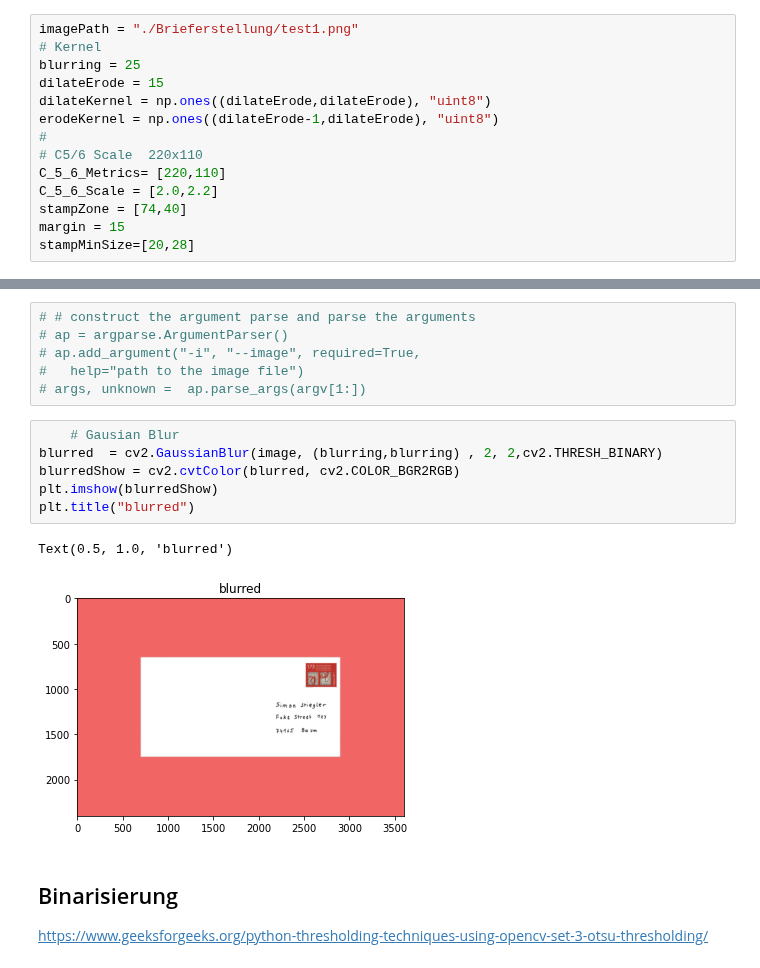
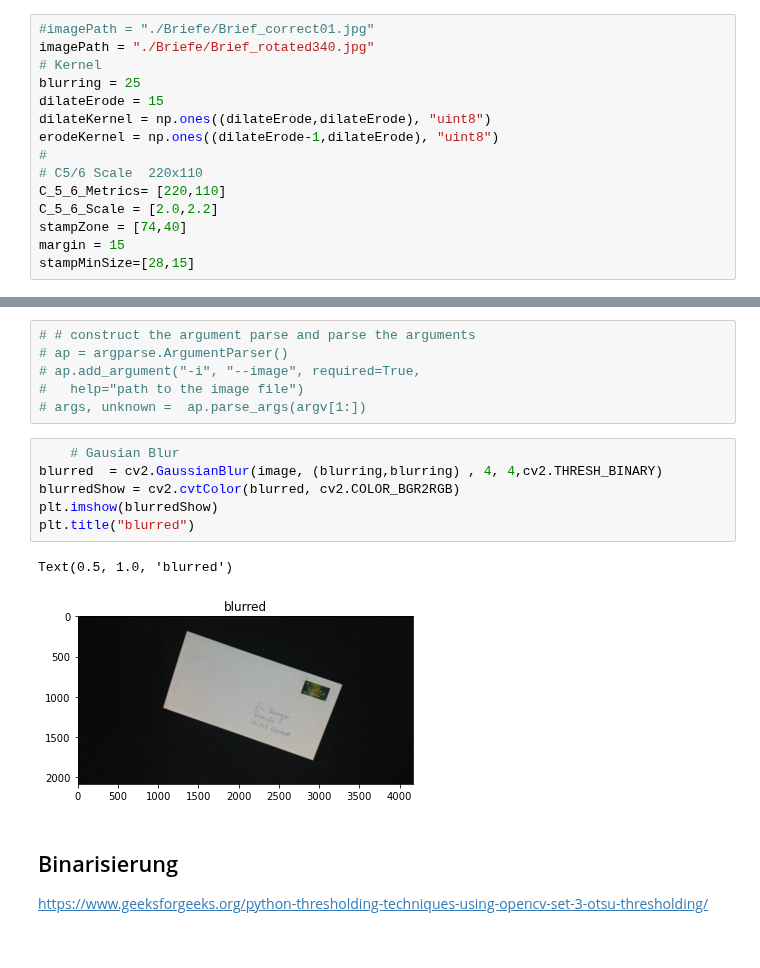
Before and after one commit to SimonStiegler/CRV_Postleitzahlerkennung, a Jupyter notebook: Programm.ipynb, the cells around one changed output, grey strips where cells are left out. Saved outputs shown, nothing was run; the diff lists cells and outputs as text.

Commit message:
added test images, added rotation, added sqlite databank

```diff
--- a/Programm.ipynb
+++ b/Programm.ipynb
@@ -12,7 +78,8 @@ import imutils
 # %% [markdown]
 ## Parameters
 # %%
-imagePath = "./Brieferstellung/test1.png"
+#imagePath = "./Briefe/Brief_correct01.jpg"
+imagePath = "./Briefe/Brief_rotated340.jpg"
 # Kernel
 blurring = 25
 dilateErode = 15
@@ -24,7 +91,7 @@ C_5_6_Metrics= [220,110]
 C_5_6_Scale = [2.0,2.2]
 stampZone = [74,40]
 margin = 15
-stampMinSize=[20,28]
+stampMinSize=[28,15]
 # %% [markdown]
 ## Vorbereitung des Bildes
 
@@ -53,13 +120,13 @@ https://www.pyimagesearch.com/2017/01/02/rotate-images-correctly-with-opencv-and
 # args, unknown =  ap.parse_args(argv[1:])
 # %%
     # Gausian Blur
-blurred  = cv2.GaussianBlur(image, (blurring,blurring) , 2, 2,cv2.THRESH_BINARY)
+blurred  = cv2.GaussianBlur(image, (blurring,blurring) , 4, 4,cv2.THRESH_BINARY)
 blurredShow = cv2.cvtColor(blurred, cv2.COLOR_BGR2RGB)
 plt.imshow(blurredShow)
 plt.title("blurred")
 # %% [output]
 Text(0.5, 1.0, 'blurred')
-[figure, old version]
+[figure, new version]
 # %% [markdown]
 ## Binarisierung
 https://www.geeksforgeeks.org/python-thresholding-techniques-using-opencv-set-3-otsu-thresholding/
```
Also changed, not shown: parts of 23 cells of this notebook, 12 other files.
